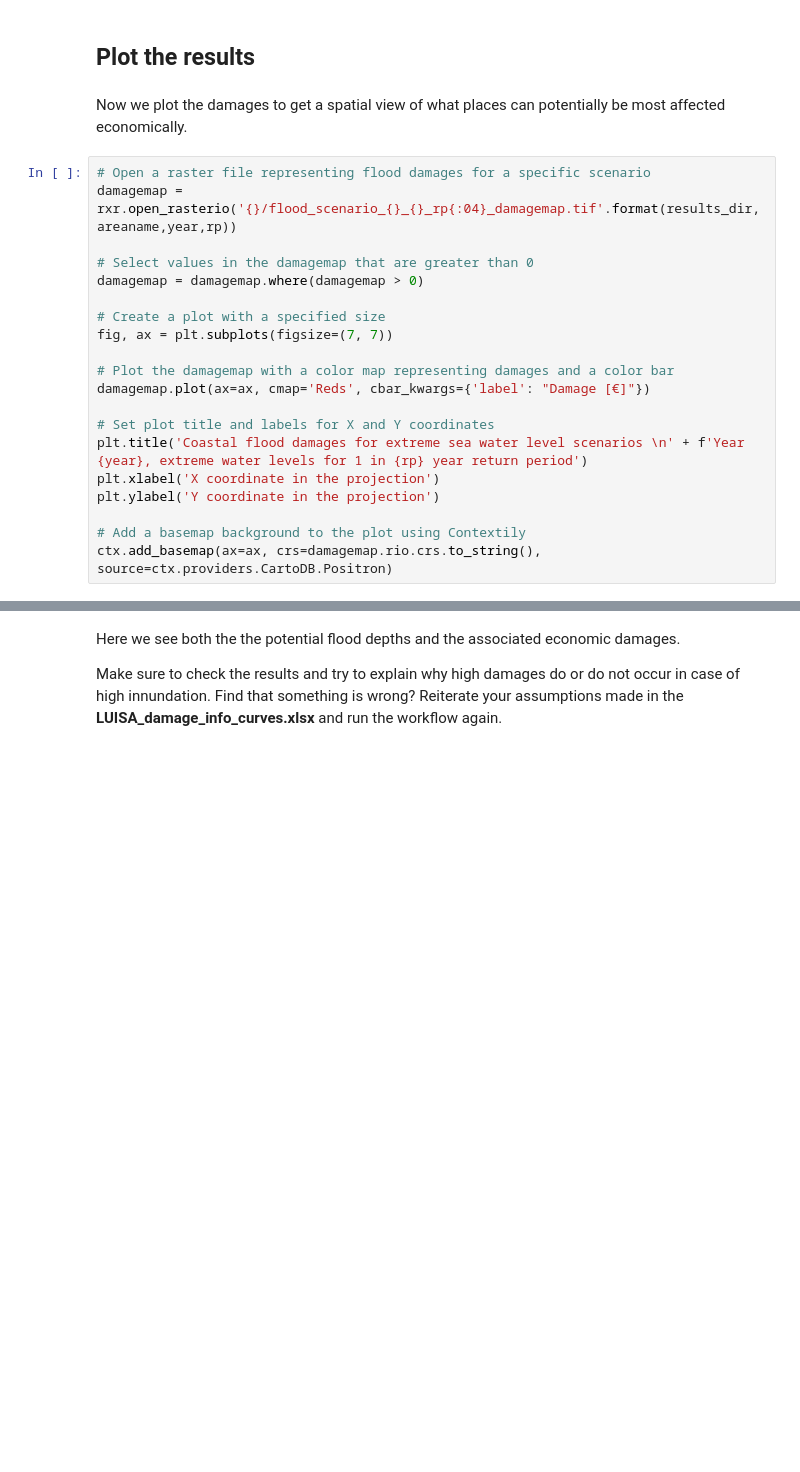
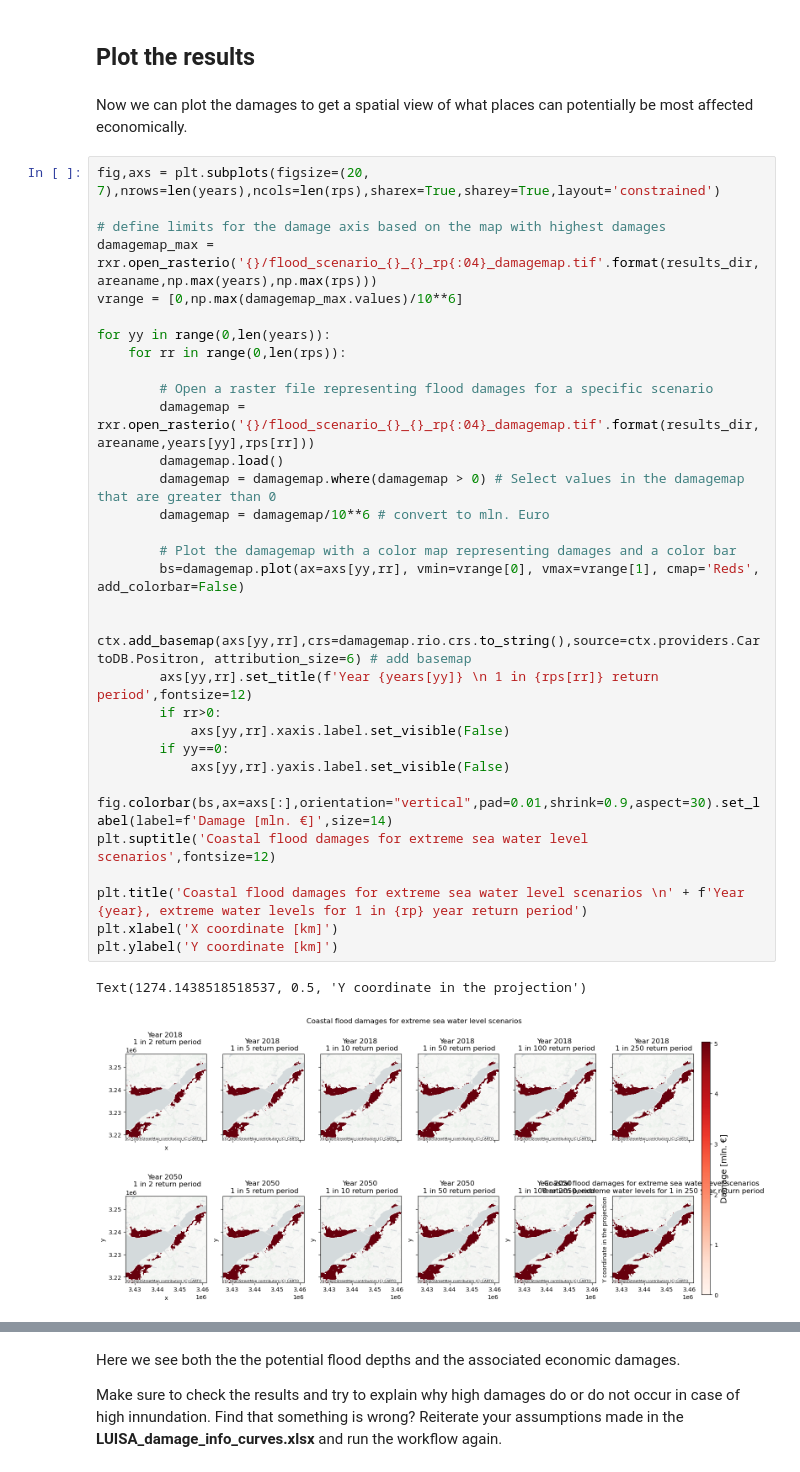
Before and after one commit to CLIMAAX/FLOODS, a Jupyter notebook: FLOOD_COASTAL.ipynb, the cells around one changed output, grey strips where cells are left out. Saved outputs shown, nothing was run; the diff lists cells and outputs as text; blank space fills up the shorter version.

```diff
--- a/FLOOD_COASTAL.ipynb
+++ b/FLOOD_COASTAL.ipynb
@@ -555,25 +571,40 @@ category_damage.head(10)
 # %% [markdown]
 ## Plot the results
 # %% [markdown]
-Now we plot the damages to get a spatial view of what places can potentially be most affected economically.
+Now we can plot the damages to get a spatial view of what places can potentially be most affected economically.
-# %%
-# Open a raster file representing flood damages for a specific scenario
-damagemap = rxr.open_rasterio('{}/flood_scenario_{}_{}_rp{:04}_damagemap.tif'.format(results_dir,areaname,year,rp))
-
-# Select values in the damagemap that are greater than 0
-damagemap = damagemap.where(damagemap > 0)
-
-# Create a plot with a specified size
-fig, ax = plt.subplots(figsize=(7, 7))
-
-# Plot the damagemap with a color map representing damages and a color bar
-damagemap.plot(ax=ax, cmap='Reds', cbar_kwargs={'label': "Damage [€]"})
-
-# Set plot title and labels for X and Y coordinates
-plt.title('Coastal flood damages for extreme sea water level scenarios \n' + f'Year {year}, extreme water levels for 1 in {rp} year return period')
-plt.xlabel('X coordinate in the projection')
-plt.ylabel('Y coordinate in the projection')
-
-# Add a basemap background to the plot using Contextily
-ctx.add_basemap(ax=ax, crs=damagemap.rio.crs.to_string(), source=ctx.providers.CartoDB.Positron)
+# %%
+fig,axs = plt.subplots(figsize=(20, 7),nrows=len(years),ncols=len(rps),sharex=True,sharey=True,layout='constrained')
+
+# define limits for the damage axis based on the map with highest damages
+damagemap_max = rxr.open_rasterio('{}/flood_scenario_{}_{}_rp{:04}_damagemap.tif'.format(results_dir,areaname,np.max(years),np.max(rps)))
+vrange = [0,np.max(damagemap_max.values)/10**6]
+
+for yy in range(0,len(years)):
+    for rr in range(0,len(rps)):
+
+        # Open a raster file representing flood damages for a specific scenario
+        damagemap = rxr.open_rasterio('{}/flood_scenario_{}_{}_rp{:04}_damagemap.tif'.format(results_dir,areaname,years[yy],rps[rr]))
+        damagemap.load()
+        damagemap = damagemap.where(damagemap > 0) # Select values in the damagemap that are greater than 0
+        damagemap = damagemap/10**6 # convert to mln. Euro
+
+        # Plot the damagemap with a color map representing damages and a color bar
+        bs=damagemap.plot(ax=axs[yy,rr], vmin=vrange[0], vmax=vrange[1], cmap='Reds', add_colorbar=False)
+
+        ctx.add_basemap(axs[yy,rr],crs=damagemap.rio.crs.to_string(),source=ctx.providers.CartoDB.Positron, attribution_size=6) # add basemap
+        axs[yy,rr].set_title(f'Year {years[yy]} \n 1 in {rps[rr]} return period',fontsize=12)
+        if rr>0:
+            axs[yy,rr].xaxis.label.set_visible(False)
+        if yy==0:
+            axs[yy,rr].yaxis.label.set_visible(False)
+
+fig.colorbar(bs,ax=axs[:],orientation="vertical",pad=0.01,shrink=0.9,aspect=30).set_label(label=f'Damage [mln. €]',size=14)
+plt.suptitle('Coastal flood damages for extreme sea water level scenarios',fontsize=12)
+
+plt.title('Coastal flood damages for extreme sea water level scenarios \n' + f'Year {year}, extreme water levels for 1 in {rp} year return period')
+plt.xlabel('X coordinate [km]')
+plt.ylabel('Y coordinate [km]')
+# %% [output]
+Text(1274.1438518518537, 0.5, 'Y coordinate in the projection')
+[figure, added]
 # %% [markdown]
```
Also changed, not shown: parts of 12 cells of this notebook.
